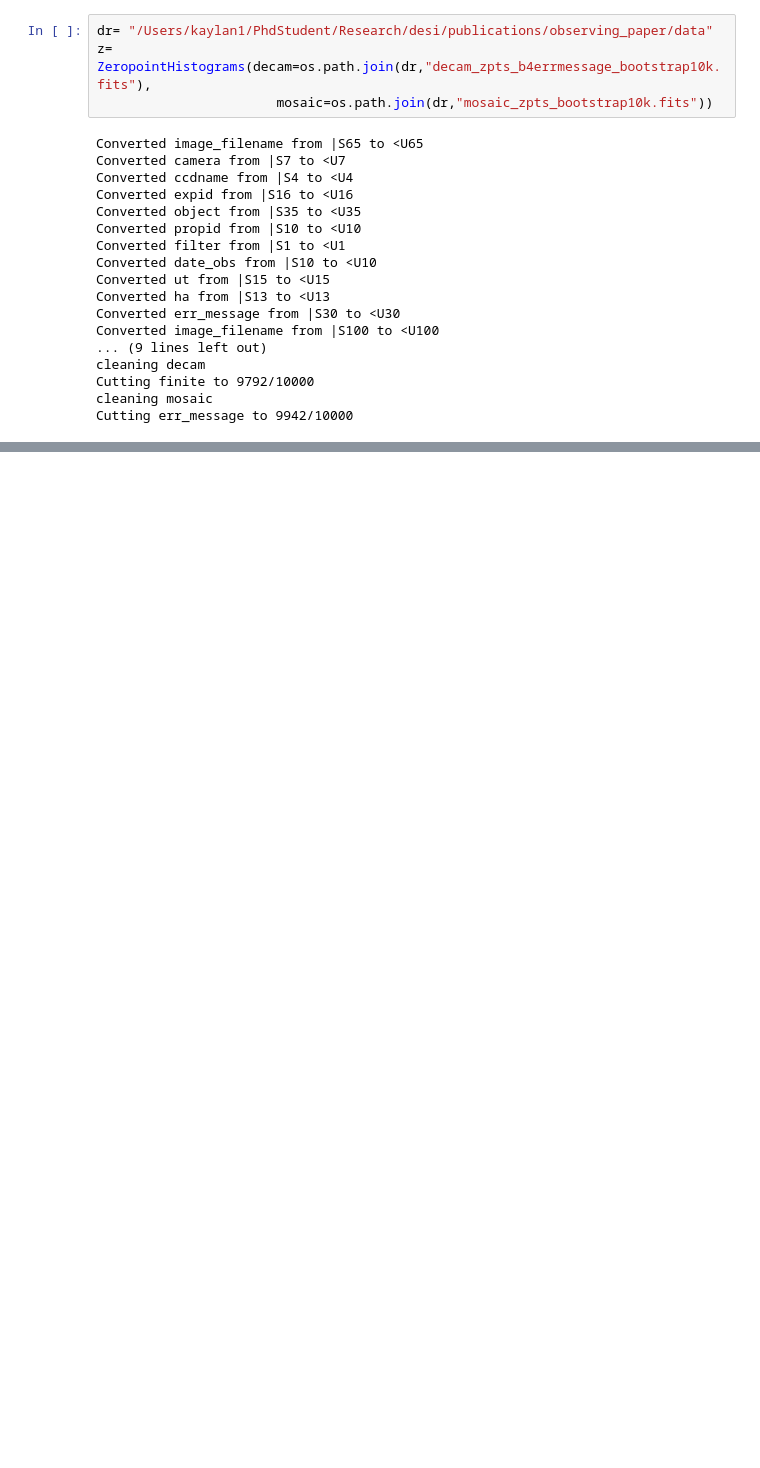
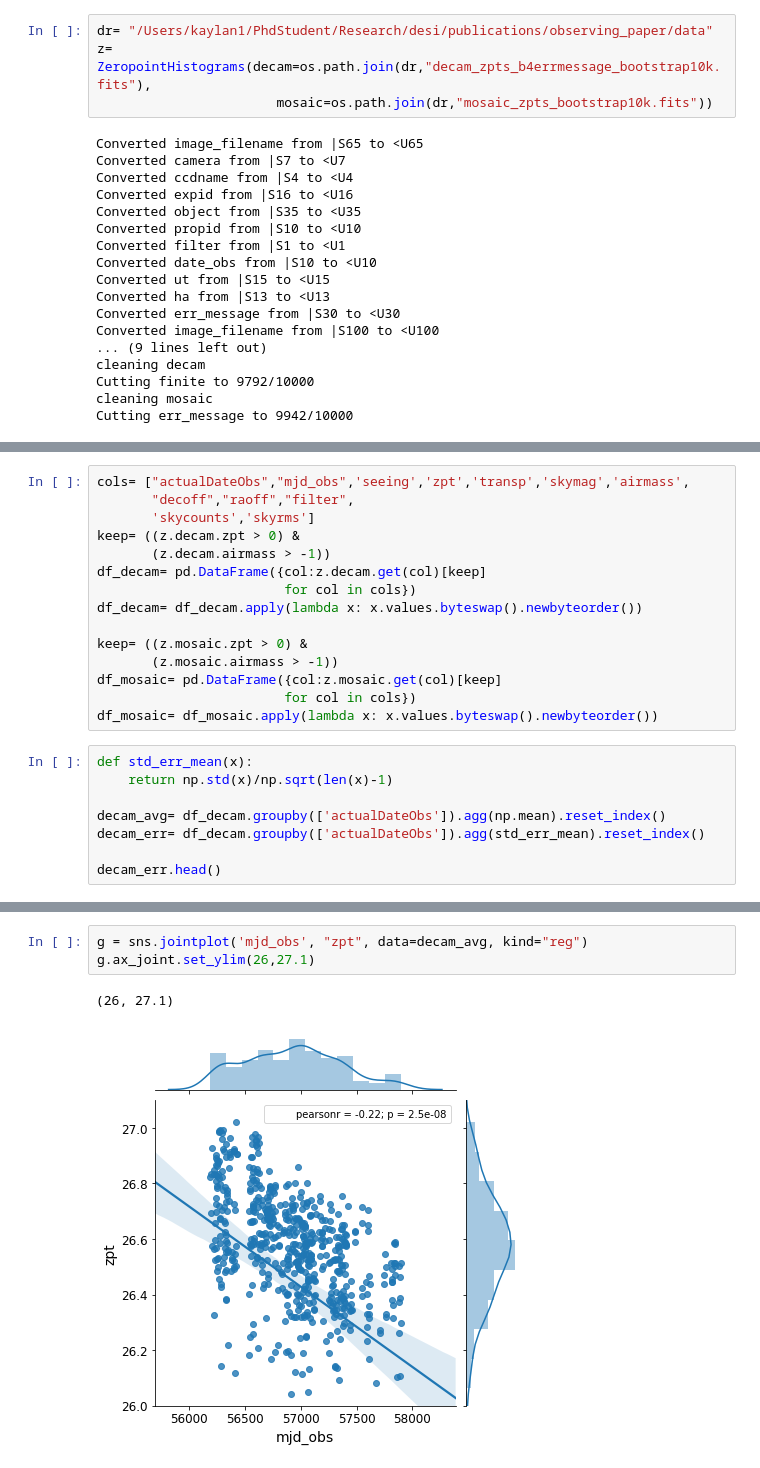
Before and after one commit to legacysurvey/legacyzpts, a Jupyter notebook: doc/nb/Strategy_Paper.ipynb, the cells around one changed output, grey strips where cells are left out. Drawn from its saved outputs; the diff is of its cells as text; blank space fills up the shorter version.

```diff
--- a/doc/nb/Strategy_Paper.ipynb
+++ b/doc/nb/Strategy_Paper.ipynb
@@ -97,0 +121,23 @@ wrote rms_2panel_raoff_decoff.png
+# %%
+cols= ["actualDateObs","mjd_obs",'seeing','zpt','transp','skymag','airmass',
+       "decoff","raoff","filter",
+       'skycounts','skyrms']
+keep= ((z.decam.zpt > 0) &
+       (z.decam.airmass > -1))
+df_decam= pd.DataFrame({col:z.decam.get(col)[keep]
+                        for col in cols})
+df_decam= df_decam.apply(lambda x: x.values.byteswap().newbyteorder())
+
+keep= ((z.mosaic.zpt > 0) &
+       (z.mosaic.airmass > -1))
+df_mosaic= pd.DataFrame({col:z.mosaic.get(col)[keep]
+                        for col in cols})
+df_mosaic= df_mosaic.apply(lambda x: x.values.byteswap().newbyteorder())
+# %%
+def std_err_mean(x):
+    return np.std(x)/np.sqrt(len(x)-1)
+
+decam_avg= df_decam.groupby(['actualDateObs']).agg(np.mean).reset_index()
+decam_err= df_decam.groupby(['actualDateObs']).agg(std_err_mean).reset_index()
+
+decam_err.head()
@@ -97,0 +151,6 @@ wrote rms_2panel_raoff_decoff.png
+# %%
+g = sns.jointplot('mjd_obs', "zpt", data=decam_avg, kind="reg")
+g.ax_joint.set_ylim(26,27.1)
+# %% [output]
+(26, 27.1)
+[figure, added]
```
Also changed, not shown: parts of 49 cells of this notebook, 2 other files.
